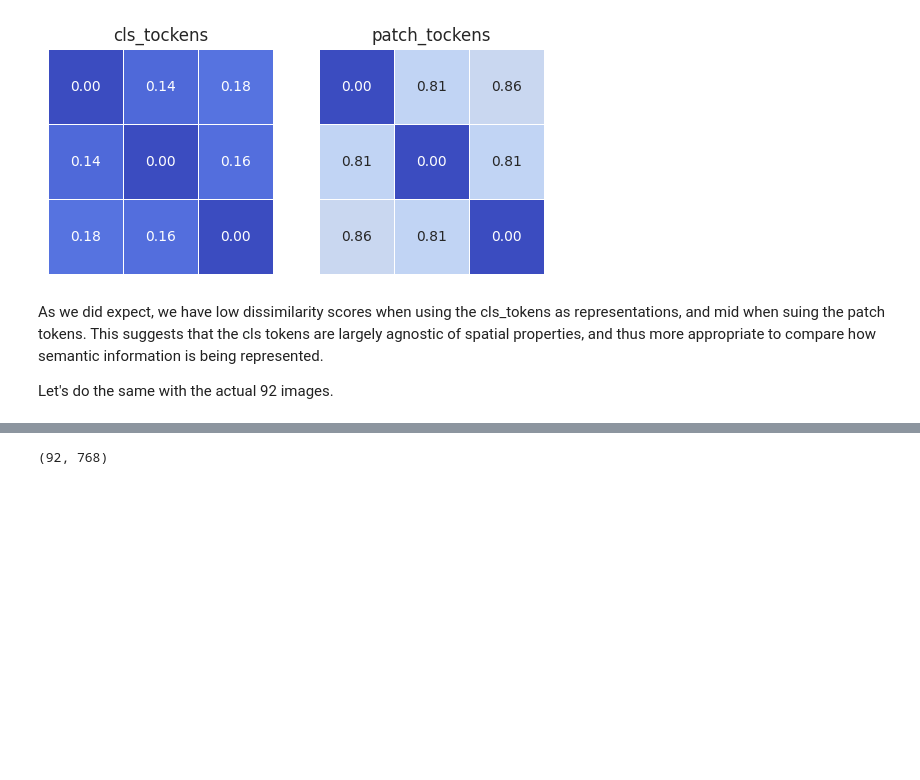
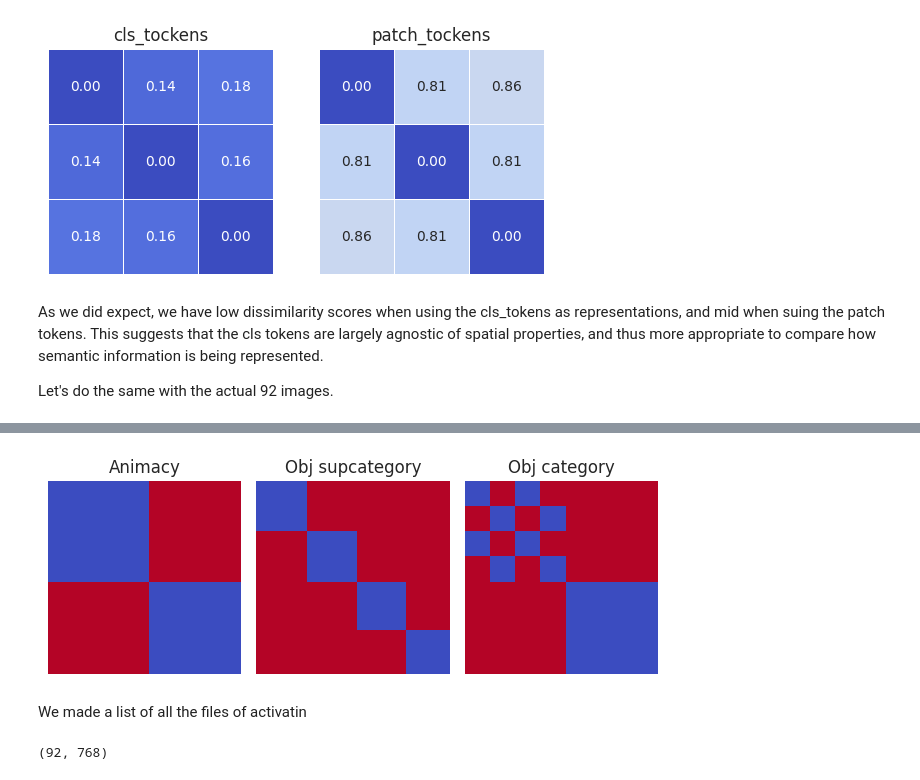
Before and after one commit to AlbanFlachot/SAYCam_Vs_EGO4D, a Jupyter notebook: Similarity_Analysis.ipynb, the cells around one changed output, grey strips where cells are left out. Drawn from its saved outputs; the diff is of its cells as text; code cells hidden in the pictures; blank space fills up the shorter version.

```diff
--- a/Similarity_Analysis.ipynb
+++ b/Similarity_Analysis.ipynb
@@ -147,6 +147,7 @@ As we did expect, we have low dissimilarity scores when using the cls_tokens as
 
 Let's do the same with the actual 92 images.
 # %%
+# Get image paths and the dataset's metadata
 from natsort import natsorted
 
 path2activations = '/data/alban/activations/saycam_hmIT_stimuli'
@@ -155,4 +156,8 @@ path2dataset = 'testsets/hmIT_stimuli'
 listimages = os.listdir(path2dataset)
 listimages = natsorted(listimages)
 listimages
+
+import pandas as pd
+df = pd.read_excel('testsets/metadata_hmIT/mapping.xlsx')
+print(df)
 # %% [output]
@@ -176,3 +178,76 @@ listimages
+# %%
+
+# Create similarity matrices for animacy
+animate = df['class1'] == 'animate'
+inanimate = df['class1'] == 'inanimate'
+corr_animacy = np.corrcoef(np.stack([animate,inanimate], axis =1))
+
+# Create similarity matrices for all object supcategories
+human = df['class2'] == 'human'
+animal = df['class2'] == 'animal'
+natural = df['class2'] == 'natural'
+artificial = df['class2'] == 'artificial'
+corr_supobj = np.corrcoef(np.stack([human,animal, natural, artificial], axis =1))
+
+#create similarity matrice for object categories
+labels = df['class3'].unique()
+vecs = list()
+for label in labels:
+    vecs.append(df['class3'] == label)
+corr_obj = np.corrcoef(np.stack(vecs, axis =1))
+
+fig, subs = plt.subplots(1,3)
+sns.heatmap(1-corr_animacy,
+            annot=False,
+            cmap='coolwarm',      # Blue to red colormap
+            square=True,
+            cbar=False,
+            #cbar_kws={'label': 'Dissimilarity'},
+            #fmt='.2f',
+            linewidths=0,
+            ax = subs[0],
+            vmin=0,               # Set minimum value for color scale
+            vmax=1)               # Set maximum value for color scale
+
+sns.heatmap(1-corr_supobj,
+            annot=False,
+            cmap='coolwarm',      # Blue to red colormap
+            square=True,
+            cbar=False,
+            #cbar_kws={'label': 'Dissimilarity'},
+            #fmt='.2f',
+            linewidths=0,
+            ax = subs[1],
+            vmin=0,               # Set minimum value for color scale
+            vmax=1)               # Set maximum value for color scale
+
+sns.heatmap(1-corr_obj,
+            annot=False,
+            cmap='coolwarm',      # Blue to red colormap
+            square=True,
+            cbar=False,
+            #cbar_kws={'label': 'Dissimilarity'},
+            #fmt='.2f',
+            linewidths=0,
+            ax = subs[2],
+            vmin=0,               # Set minimum value for color scale
+            vmax=1)               # Set maximum value for color scale
+
+
+subs[0].set_title('Animacy')
+subs[1].set_title('Obj supcategory')
+subs[2].set_title('Obj category')
+
+subs[0].axis('off')
+subs[1].axis('off')
+subs[2].axis('off')
+fig.tight_layout()
+plt.show()
+fig.savefig('figures/RDM_classes.png', dpi=300, bbox_inches='tight')
+# %% [output]
+[figure, added]
+# %% [markdown]
+We made a list of all the files of activatin
 # %%
 cls_token = list()
 patch_token = list()
```
Also changed, not shown: parts of 6 cells of this notebook, 1 other file.
